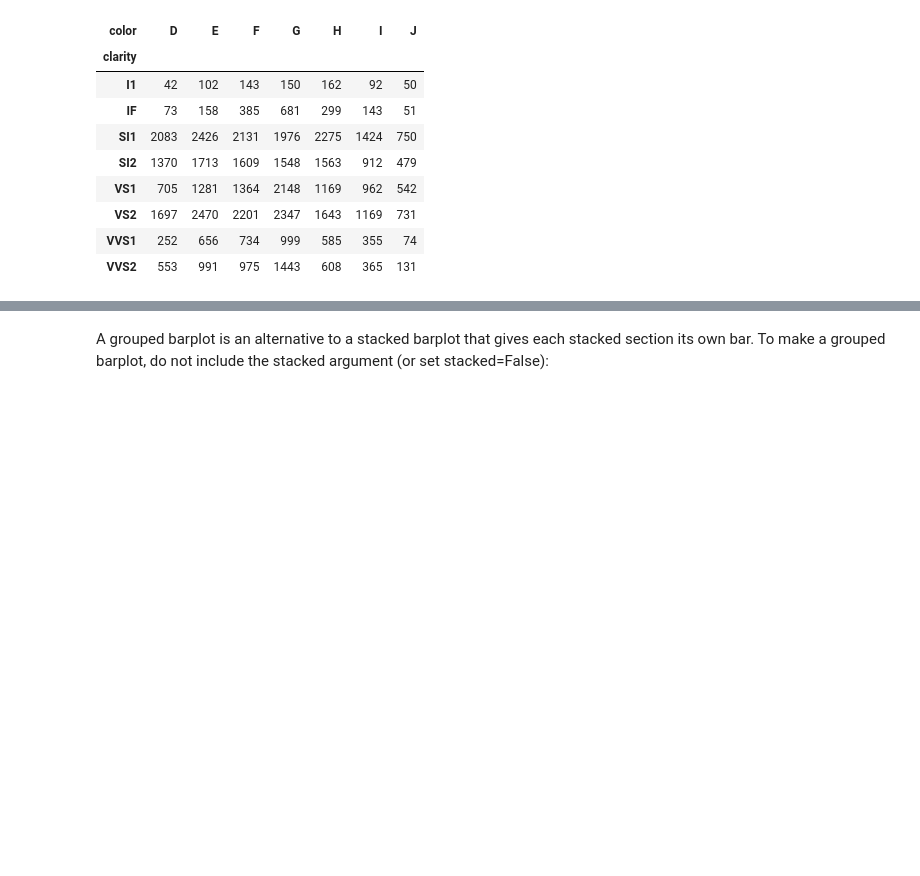
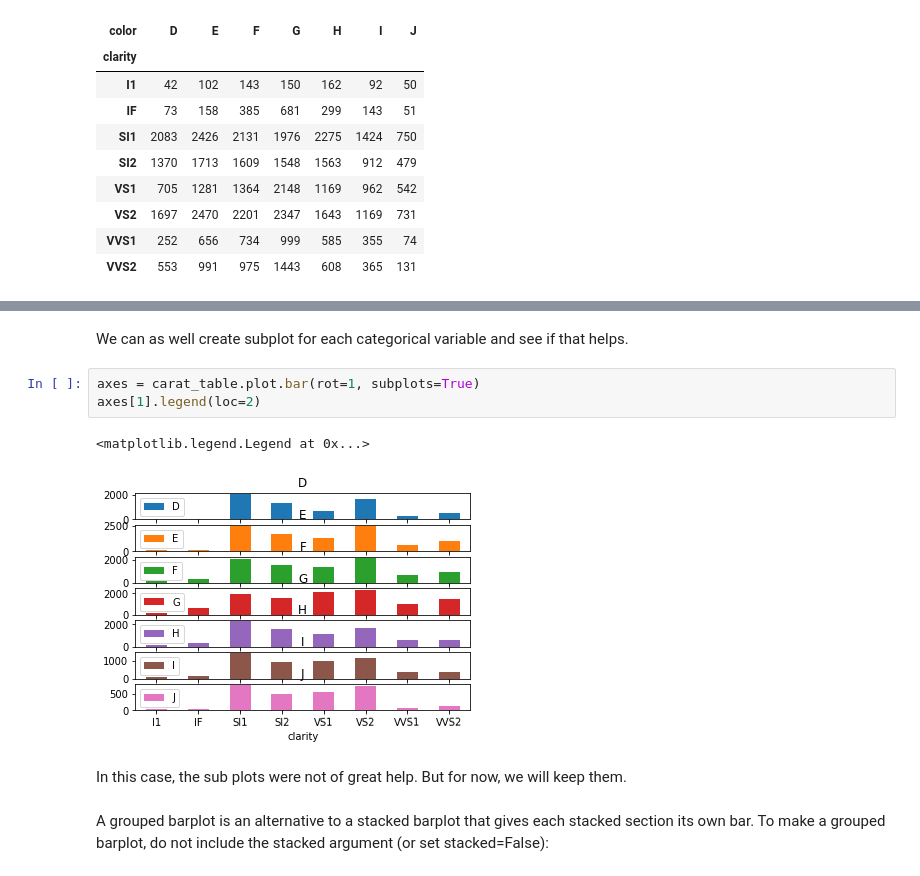
Before and after one commit to itsmpython/intro_to_data_analysis, a Jupyter notebook: 9_plotting_with_pandas.ipynb, the cells around one changed output, grey strips where cells are left out. Cells and saved outputs as stored; diff of their text form; blank space fills up the shorter version.

```diff
--- a/9_plotting_with_pandas.ipynb
+++ b/9_plotting_with_pandas.ipynb
@@ -153,4 +158,14 @@ carat_table.plot(kind="bar",
 [figure]
+# %% [markdown]
+We can as well create subplot for each categorical variable and see if that helps.
+# %%
+axes = carat_table.plot.bar(rot=1, subplots=True)
+axes[1].legend(loc=2)
+# %% [output]
+<matplotlib.legend.Legend at 0x...>
+[figure, added]
+# %% [markdown]
+In this case, the sub plots were not of great help. But for now, we will keep them.
 # %% [markdown]
 A grouped barplot is an alternative to a stacked barplot that gives each stacked section its own bar. To make a grouped barplot, do not include the stacked argument (or set stacked=False):
 # %%
```
Also changed, not shown: parts of 9 cells of this notebook.
